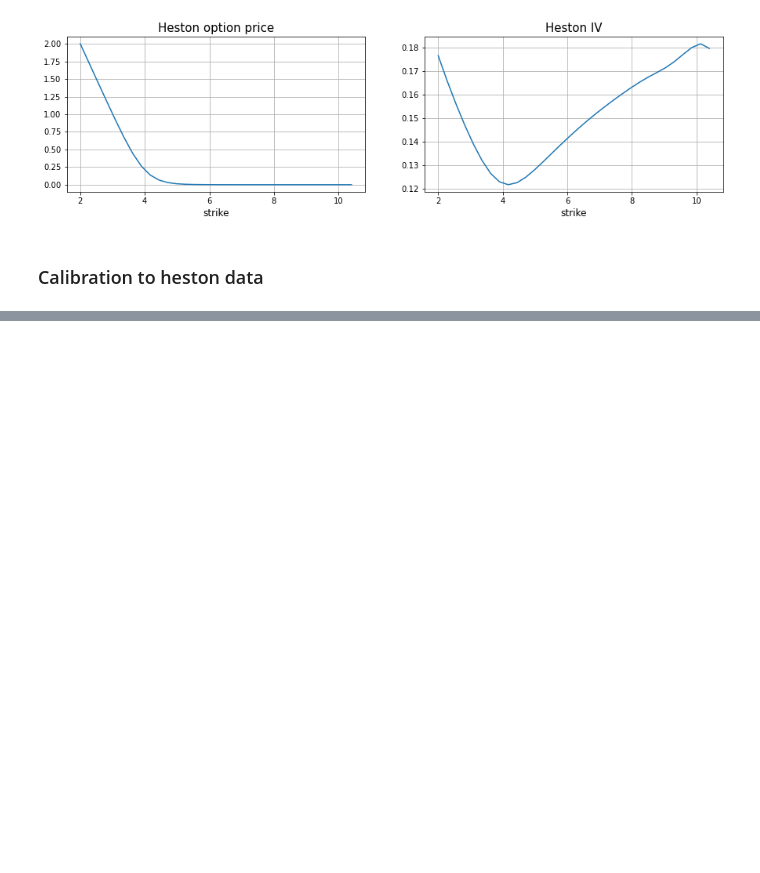
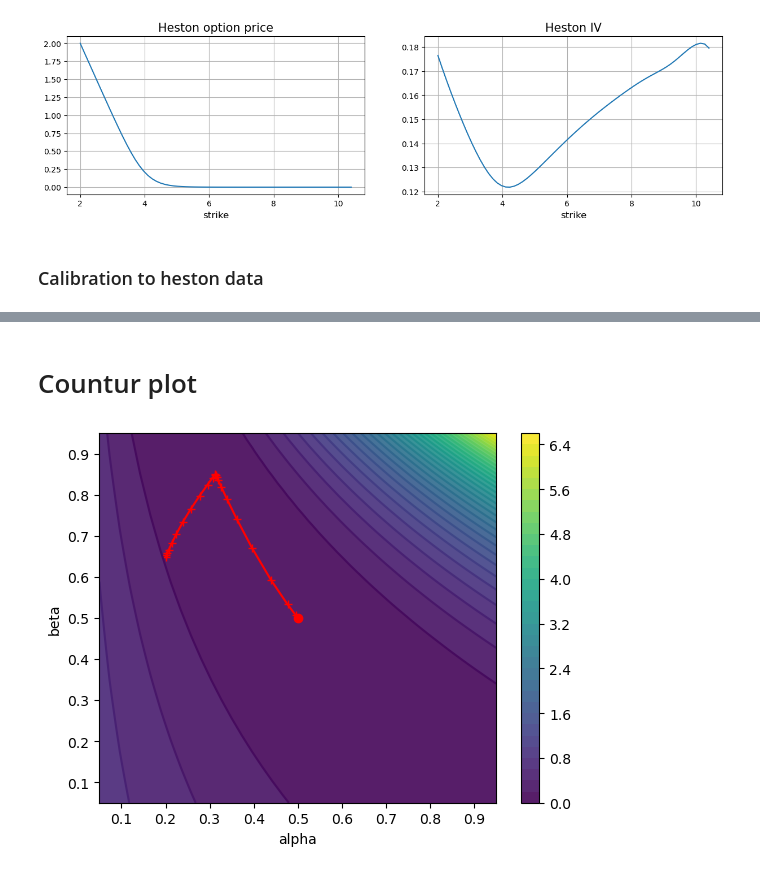
Before and after one commit to dolmatovas/CryptoOptionCalibration, a Jupyter notebook: sabr calibration examples.ipynb, the cells around one changed output, grey strips where cells are left out. Drawn from its saved outputs; the diff is of its cells as text; code cells hidden in the pictures; blank space fills up the shorter version.

```diff
--- a/sabr calibration examples.ipynb
+++ b/sabr calibration examples.ipynb
@@ -201,0 +293,2 @@ error in iv = 5.4021%
+# %% [markdown]
+# Countur plot
@@ -201,0 +322,36 @@ error in iv = 5.4021%
+# %%
+c0, iv0 = sabr_0(Kn, F, T)
+# %%
+sabr_calib = SABRCalibrator(r)
+
+res = sabr_calib.fit_iv(iv0, Kn, F, T)
+# %%
+obj_trajectory = [objective(Kn, F, T, r, iv0, *sabr_params) for sabr_params in res['xs']]
+obj_trajectory = np.asarray(obj_trajectory)
+
+alpha_traj = np.asarray( [sabr_params[0] for sabr_params in res['xs']] )
+v_traj = np.asarray( [sabr_params[1] for sabr_params in res['xs']] )
+beta_traj = np.asarray( [sabr_params[2] for sabr_params in res['xs']] )
+rho_traj = np.asarray( [sabr_params[3] for sabr_params in res['xs']] )
+# %%
+Ngrid = 20
+
+alpha_grid = np.linspace(0.05, 0.95, 2 * Ngrid)
+v_grid = np.linspace(0.05, 1.0, Ngrid)
+beta_grid = np.linspace(0.05, 0.95, 3 * Ngrid)
+rho_grid = np.linspace(-0.7, 0.7, Ngrid // 2)
+# %%
+f = [ [objective(Kn, F, T, r, iv0, alpha, v_0, beta, rho_0) for alpha in alpha_grid] for beta in beta_grid ]
+f = np.asarray(f)
+
+fig, ax = plt.subplots()
+cont = ax.contourf(alpha_grid, beta_grid, f, levels=40, alpha=0.9)
+ax.plot(alpha_0, beta_0, 'ro')
+ax.plot(alpha_traj, beta_traj, '-+r')
+ax.contour(alpha_grid, beta_grid, f, levels=40)
+fig.colorbar(cont)
+ax.set_xlabel('alpha')
+ax.set_ylabel('beta')
+plt.show()
+# %% [output]
+[figure, added]
```
Also changed, not shown: parts of 20 cells of this notebook, 7 other files.
